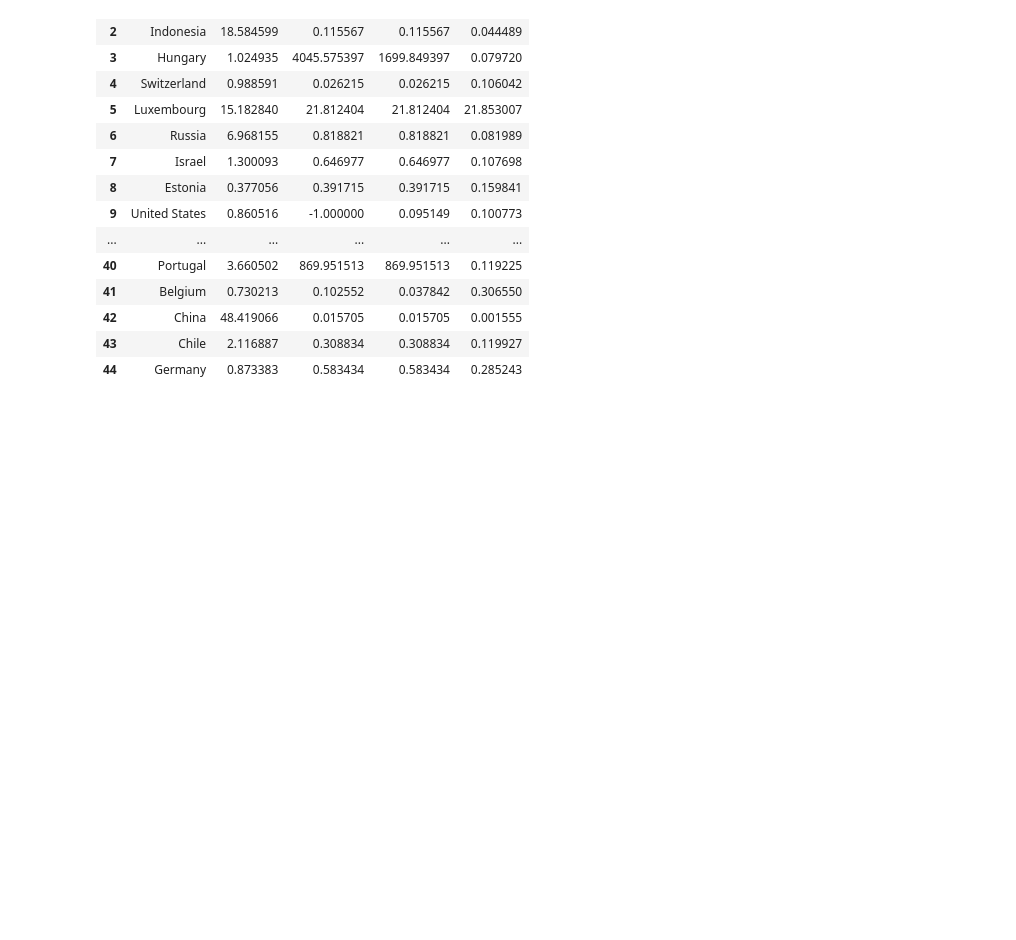
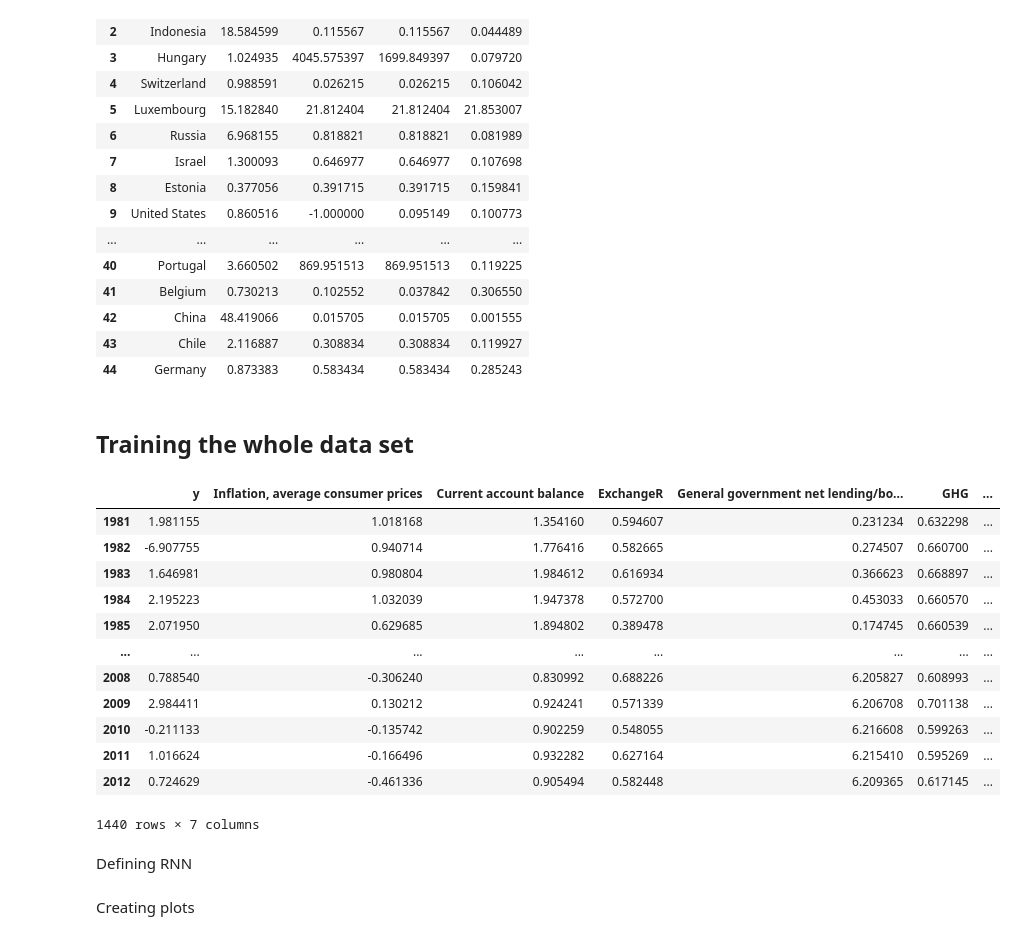
Before and after one commit to felix-ha/cfds_project, a Jupyter notebook: project_notebook.ipynb, the cells around one changed output. Saved outputs shown, nothing was run; the diff lists cells and outputs as text; code cells hidden in the pictures; blank space fills up the shorter version.

```diff
--- a/project_notebook.ipynb
+++ b/project_notebook.ipynb
@@ -1708,3 +1711,30 @@ df_result_single_countries
 | 42 | China | 48.419066 | 0.015705 | 0.015705 | 0.001555 |
 | 43 | Chile | 2.116887 | 0.308834 | 0.308834 | 0.119927 |
 | 44 | Germany | 0.873383 | 0.583434 | 0.583434 | 0.285243 |
+# %% [markdown]
+## Training the whole data set
+# %%
+df_training_sv_complete = pd.DataFrame()
+for country in database_training_sv.keys():
+    df_training_sv = database_training_sv[country]
+    df_validation_sv = database_validation_sv[country]
+
+    df_training_sv = pd.concat([df_training_sv, df_validation_sv])
+
+    df_training_sv_complete = pd.concat([df_training_sv_complete, df_training_sv])
+# %% [output]
+|  | y | Inflation, average consumer prices | Current account balance | ExchangeR | General government net lending/bo... | GHG | ... |
+| 1981 | 1.981155 | 1.018168 | 1.354160 | 0.594607 | 0.231234 | 0.632298 | ... |
+| 1982 | -6.907755 | 0.940714 | 1.776416 | 0.582665 | 0.274507 | 0.660700 | ... |
+| 1983 | 1.646981 | 0.980804 | 1.984612 | 0.616934 | 0.366623 | 0.668897 | ... |
+| 1984 | 2.195223 | 1.032039 | 1.947378 | 0.572700 | 0.453033 | 0.660570 | ... |
+| 1985 | 2.071950 | 0.629685 | 1.894802 | 0.389478 | 0.174745 | 0.660539 | ... |
+| ... | ... | ... | ... | ... | ... | ... | ... |
+| 2008 | 0.788540 | -0.306240 | 0.830992 | 0.688226 | 6.205827 | 0.608993 | ... |
+| 2009 | 2.984411 | 0.130212 | 0.924241 | 0.571339 | 6.206708 | 0.701138 | ... |
+| 2010 | -0.211133 | -0.135742 | 0.902259 | 0.548055 | 6.216608 | 0.599263 | ... |
+| 2011 | 1.016624 | -0.166496 | 0.932282 | 0.627164 | 6.215410 | 0.595269 | ... |
+| 2012 | 0.724629 | -0.461336 | 0.905494 | 0.582448 | 6.209365 | 0.617145 | ... |
+1440 rows × 7 columns
+# %% [markdown]
+Defining RNN
@@ -1710,0 +1868,2 @@ df_result_single_countries
+# %% [markdown]
+Creating plots
```
Also changed, not shown: parts of 6 cells of this notebook, 2 other files.
